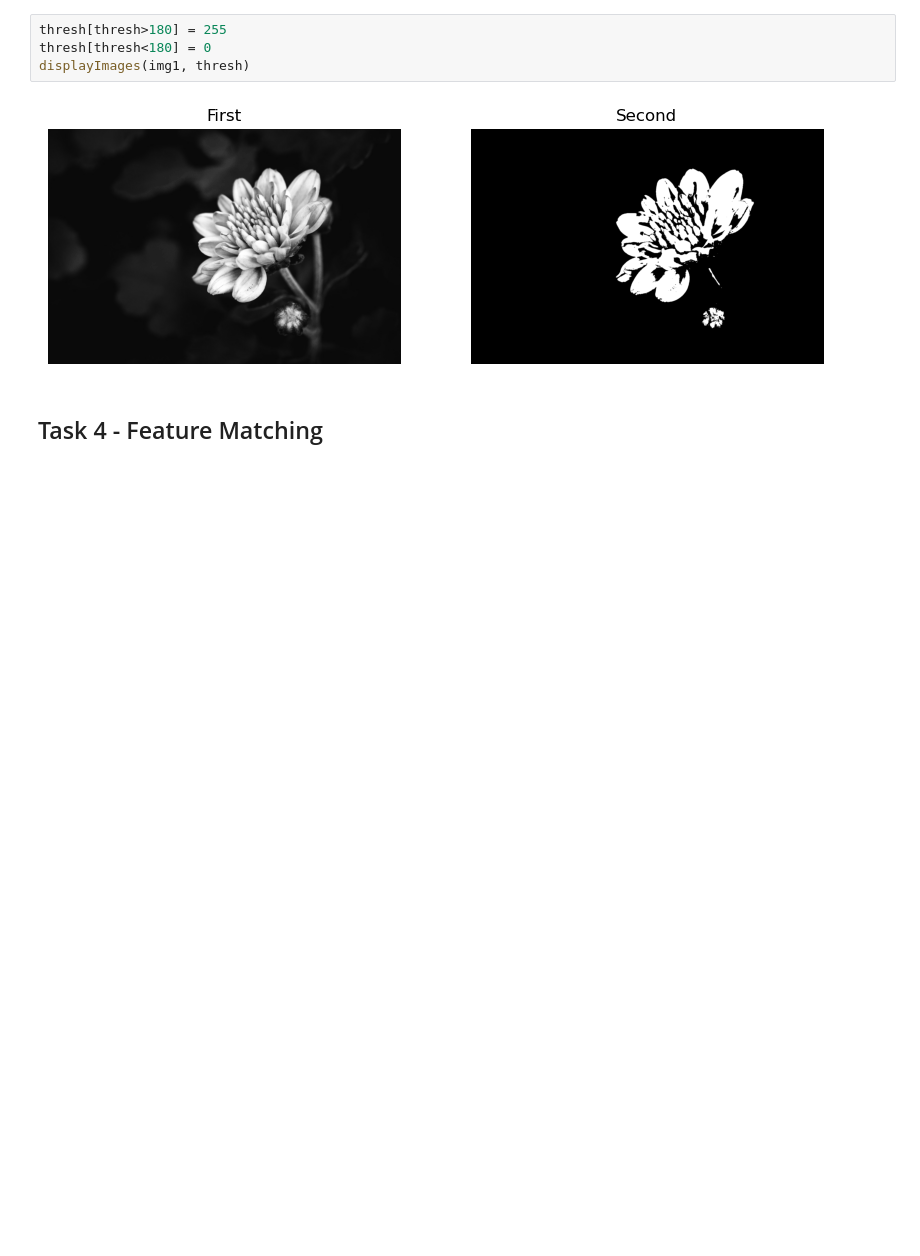
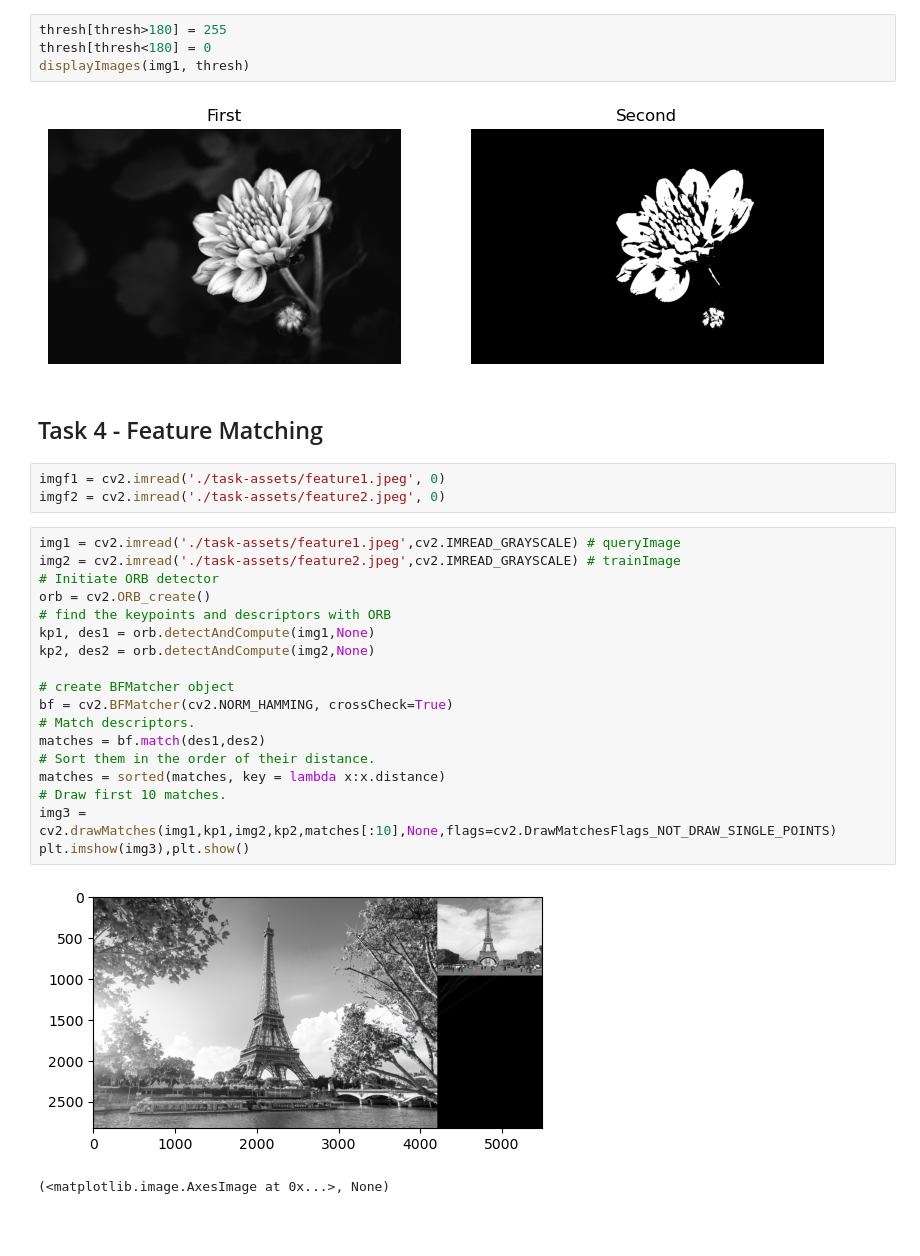
Before and after one commit to jooshelpy/Image1_task, a Jupyter notebook: task1.ipynb, the cells around one changed output. Cells and saved outputs as stored; diff of their text form; blank space fills up the shorter version.

Commit message:
task4 finished

```diff
--- a/task1.ipynb
+++ b/task1.ipynb
@@ -74,3 +74,29 @@ displayImages(img1, thresh)
 [figure]
 # %% [markdown]
 ## Task 4 - Feature Matching
+# %%
+imgf1 = cv2.imread('./task-assets/feature1.jpeg', 0)
+imgf2 = cv2.imread('./task-assets/feature2.jpeg', 0)
+# %%
+img1 = cv2.imread('./task-assets/feature1.jpeg',cv2.IMREAD_GRAYSCALE) # queryImage
+img2 = cv2.imread('./task-assets/feature2.jpeg',cv2.IMREAD_GRAYSCALE) # trainImage
+# Initiate ORB detector
+orb = cv2.ORB_create()
+# find the keypoints and descriptors with ORB
+kp1, des1 = orb.detectAndCompute(img1,None)
+kp2, des2 = orb.detectAndCompute(img2,None)
+
+# create BFMatcher object
+bf = cv2.BFMatcher(cv2.NORM_HAMMING, crossCheck=True)
+# Match descriptors.
+matches = bf.match(des1,des2)
+# Sort them in the order of their distance.
+matches = sorted(matches, key = lambda x:x.distance)
+# Draw first 10 matches.
+img3 = cv2.drawMatches(img1,kp1,img2,kp2,matches[:10],None,flags=cv2.DrawMatchesFlags_NOT_DRAW_SINGLE_POINTS)
+plt.imshow(img3),plt.show()
+# %% [output]
+[figure, added]
+(<matplotlib.image.AxesImage at 0x...>, None)
+# %% [markdown]
+##
```
